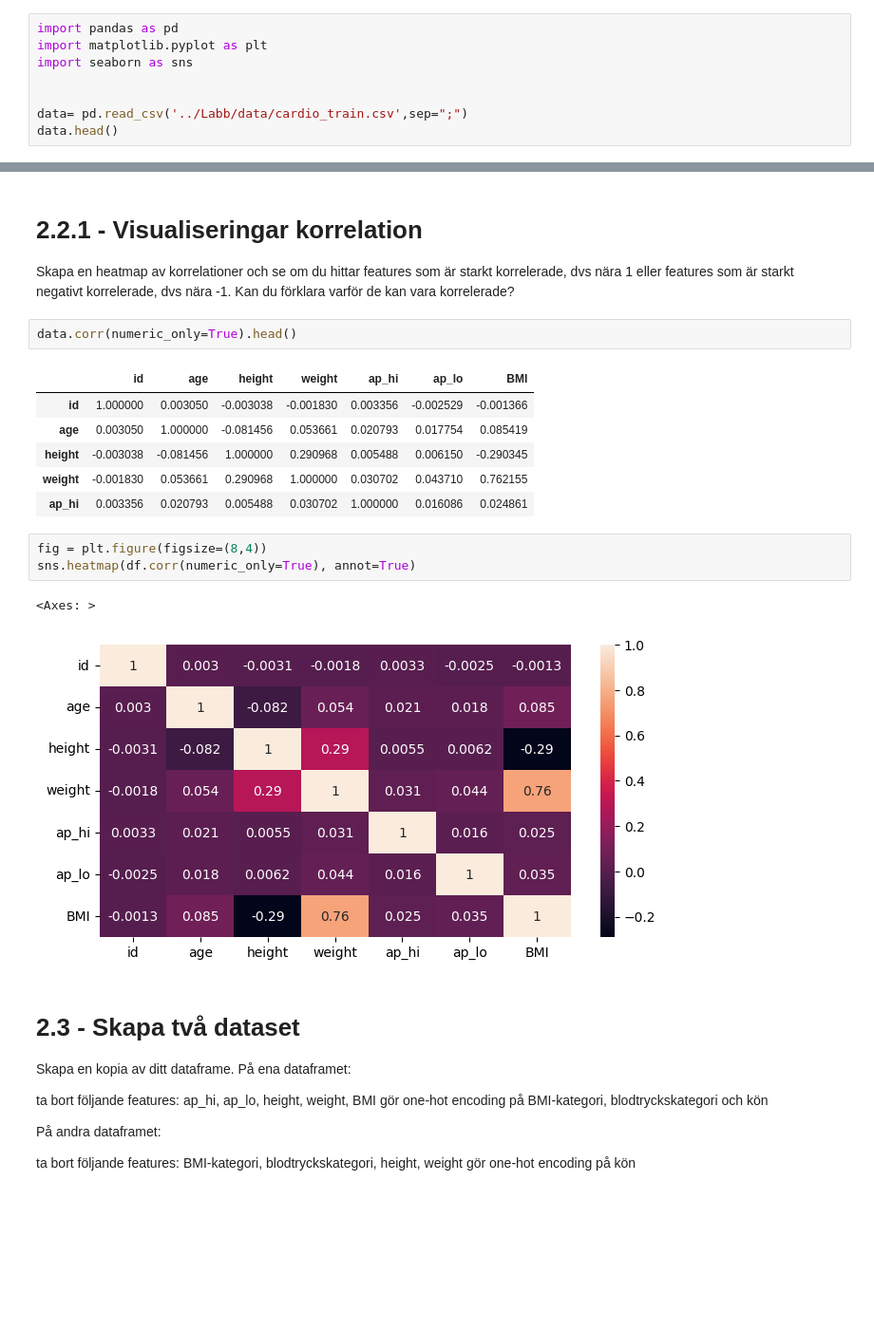
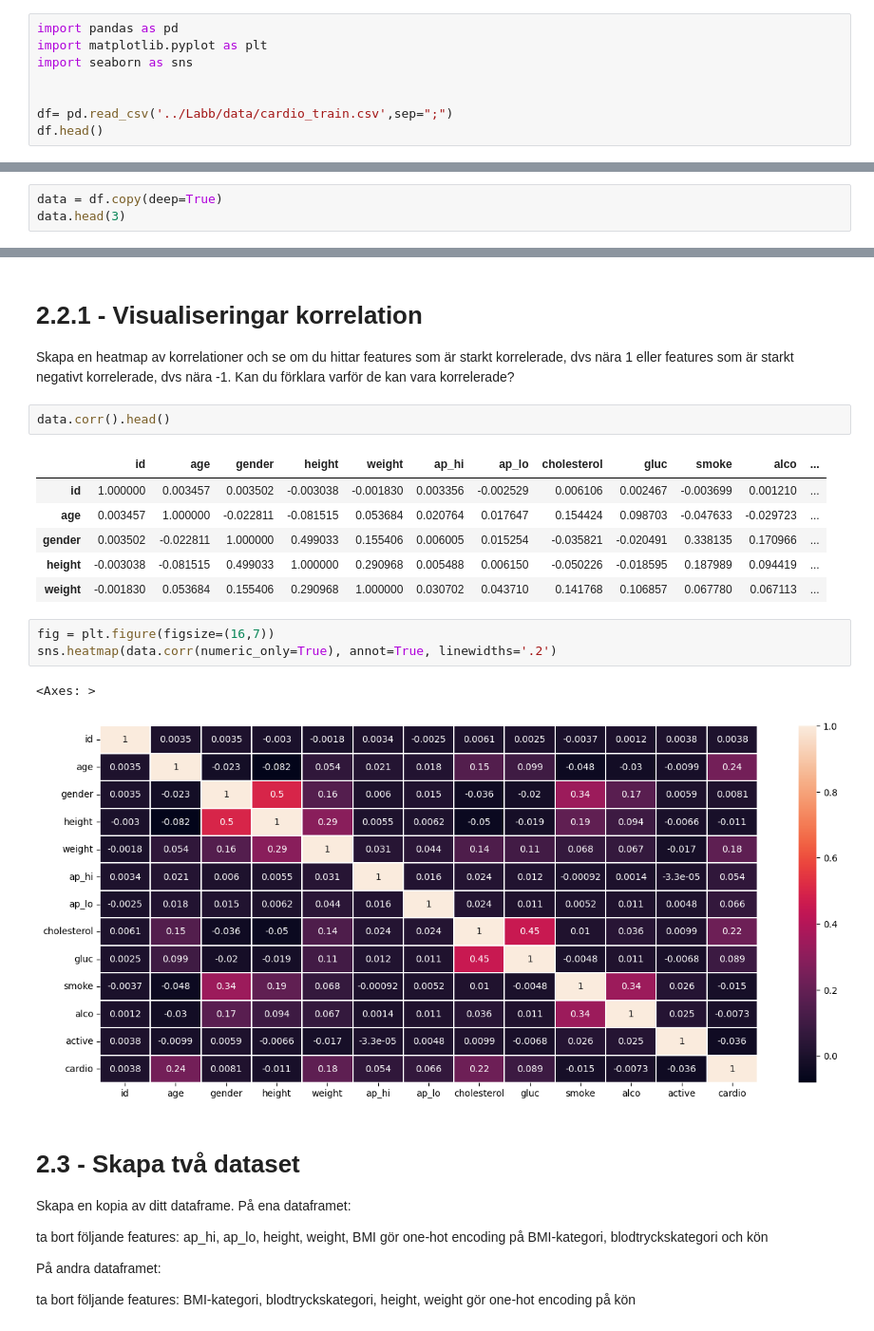
Before and after one commit to VineelaNedunuri/Machine-Learning-vineela-nedunuri, a Jupyter notebook: Labb/Disease _prediction.ipynb, the cells around one changed output, grey strips where cells are left out. Shown at 95% size. Cells and saved outputs as stored; diff of their text form; blank space fills up the shorter version.

```diff
--- a/Labb/Disease _prediction.ipynb
+++ b/Labb/Disease _prediction.ipynb
@@ -9,8 +9,8 @@ import matplotlib.pyplot as plt
 import seaborn as sns
 
 
-data= pd.read_csv('../Labb/data/cardio_train.csv',sep=";")
-data.head()
+df= pd.read_csv('../Labb/data/cardio_train.csv',sep=";")
+df.head()
 # %% [output]
 |  | id | age | gender | height | weight | ap_hi | ap_lo | cholesterol | gluc | smoke | alco | ... |
 | 0 | 0 | 18393 | 2 | 168 | 62.0 | 110 | 80 | 1 | 1 | 0 | 0 | ... |
@@ -18,3 +18,6 @@ data.head()
 | 2 | 2 | 18857 | 1 | 165 | 64.0 | 130 | 70 | 3 | 1 | 0 | 0 | ... |
 | 3 | 3 | 17623 | 2 | 169 | 82.0 | 150 | 100 | 1 | 1 | 0 | 0 | ... |
 | 4 | 4 | 17474 | 1 | 156 | 56.0 | 100 | 60 | 1 | 1 | 0 | 0 | ... |
+# %%
+data = df.copy(deep=True)
+data.head(3)
@@ -552,20 +545,20 @@ plt.show()
 Skapa en heatmap av korrelationer och se om du hittar features som är starkt korrelerade, dvs nära 1 eller
 features som är starkt negativt korrelerade, dvs nära -1. Kan du förklara varför de kan vara korrelerade?
 # %%
-data.corr(numeric_only=True).head()
+data.corr().head()
 # %% [output]
-|  | id | age | height | weight | ap_hi | ap_lo | BMI |
-| id | 1.000000 | 0.003050 | -0.003038 | -0.001830 | 0.003356 | -0.002529 | -0.001366 |
-| age | 0.003050 | 1.000000 | -0.081456 | 0.053661 | 0.020793 | 0.017754 | 0.085419 |
-| height | -0.003038 | -0.081456 | 1.000000 | 0.290968 | 0.005488 | 0.006150 | -0.290345 |
-| weight | -0.001830 | 0.053661 | 0.290968 | 1.000000 | 0.030702 | 0.043710 | 0.762155 |
-| ap_hi | 0.003356 | 0.020793 | 0.005488 | 0.030702 | 1.000000 | 0.016086 | 0.024861 |
+|  | id | age | gender | height | weight | ap_hi | ap_lo | cholesterol | gluc | smoke | alco | ... |
+| id | 1.000000 | 0.003457 | 0.003502 | -0.003038 | -0.001830 | 0.003356 | -0.002529 | 0.006106 | 0.002467 | -0.003699 | 0.001210 | ... |
+| age | 0.003457 | 1.000000 | -0.022811 | -0.081515 | 0.053684 | 0.020764 | 0.017647 | 0.154424 | 0.098703 | -0.047633 | -0.029723 | ... |
+| gender | 0.003502 | -0.022811 | 1.000000 | 0.499033 | 0.155406 | 0.006005 | 0.015254 | -0.035821 | -0.020491 | 0.338135 | 0.170966 | ... |
+| height | -0.003038 | -0.081515 | 0.499033 | 1.000000 | 0.290968 | 0.005488 | 0.006150 | -0.050226 | -0.018595 | 0.187989 | 0.094419 | ... |
+| weight | -0.001830 | 0.053684 | 0.155406 | 0.290968 | 1.000000 | 0.030702 | 0.043710 | 0.141768 | 0.106857 | 0.067780 | 0.067113 | ... |
 # %%
-fig = plt.figure(figsize=(8,4))
-sns.heatmap(df.corr(numeric_only=True), annot=True)
+fig = plt.figure(figsize=(16,7))
+sns.heatmap(data.corr(numeric_only=True), annot=True, linewidths='.2')
 # %% [output]
 <Axes: >
-[figure, old version]
+[figure, new version]
 # %% [markdown]
 # 2.3 - Skapa två dataset
 Skapa en kopia av ditt dataframe. På ena dataframet:
```
Also changed, not shown: parts of 9 cells of this notebook.
